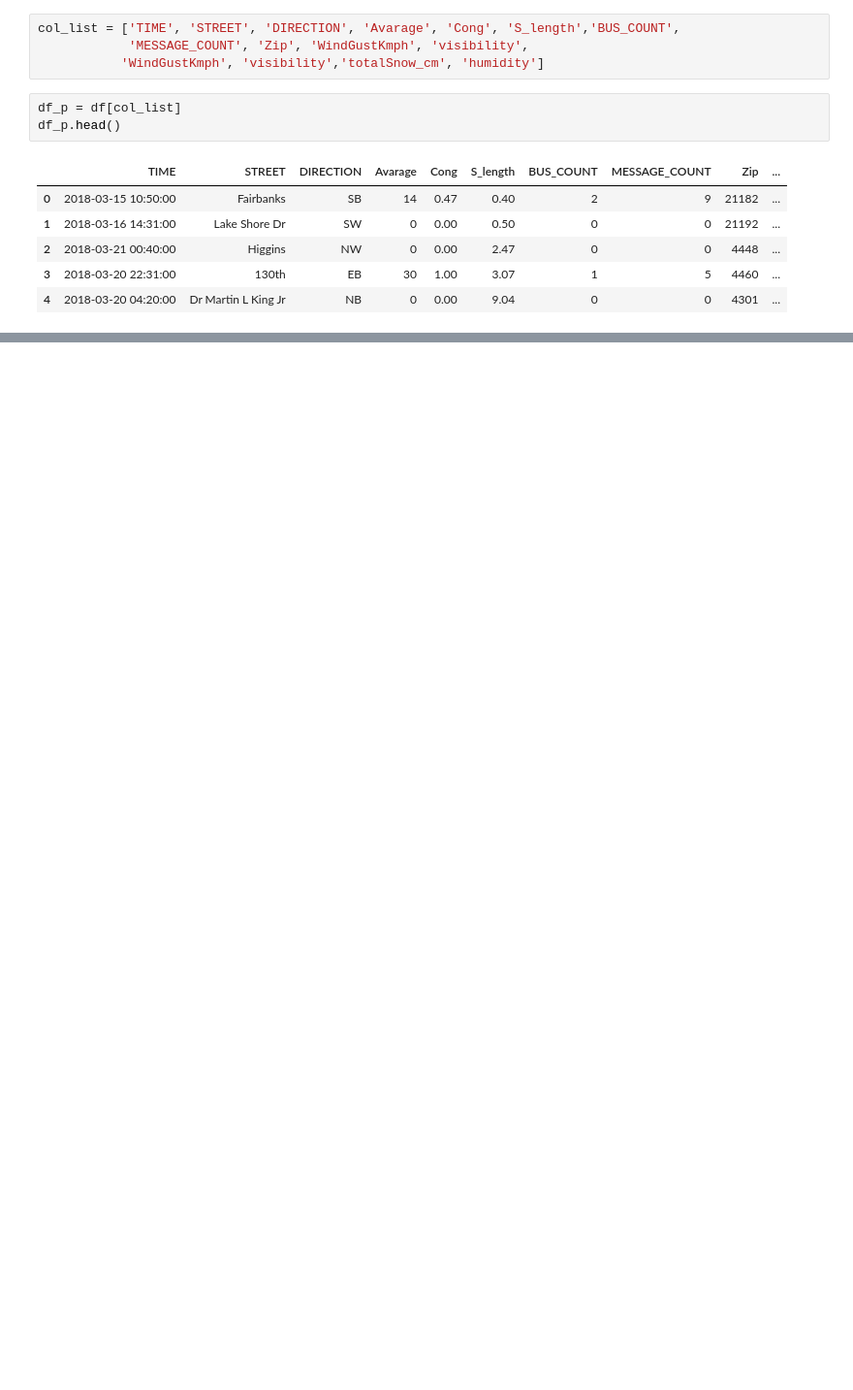
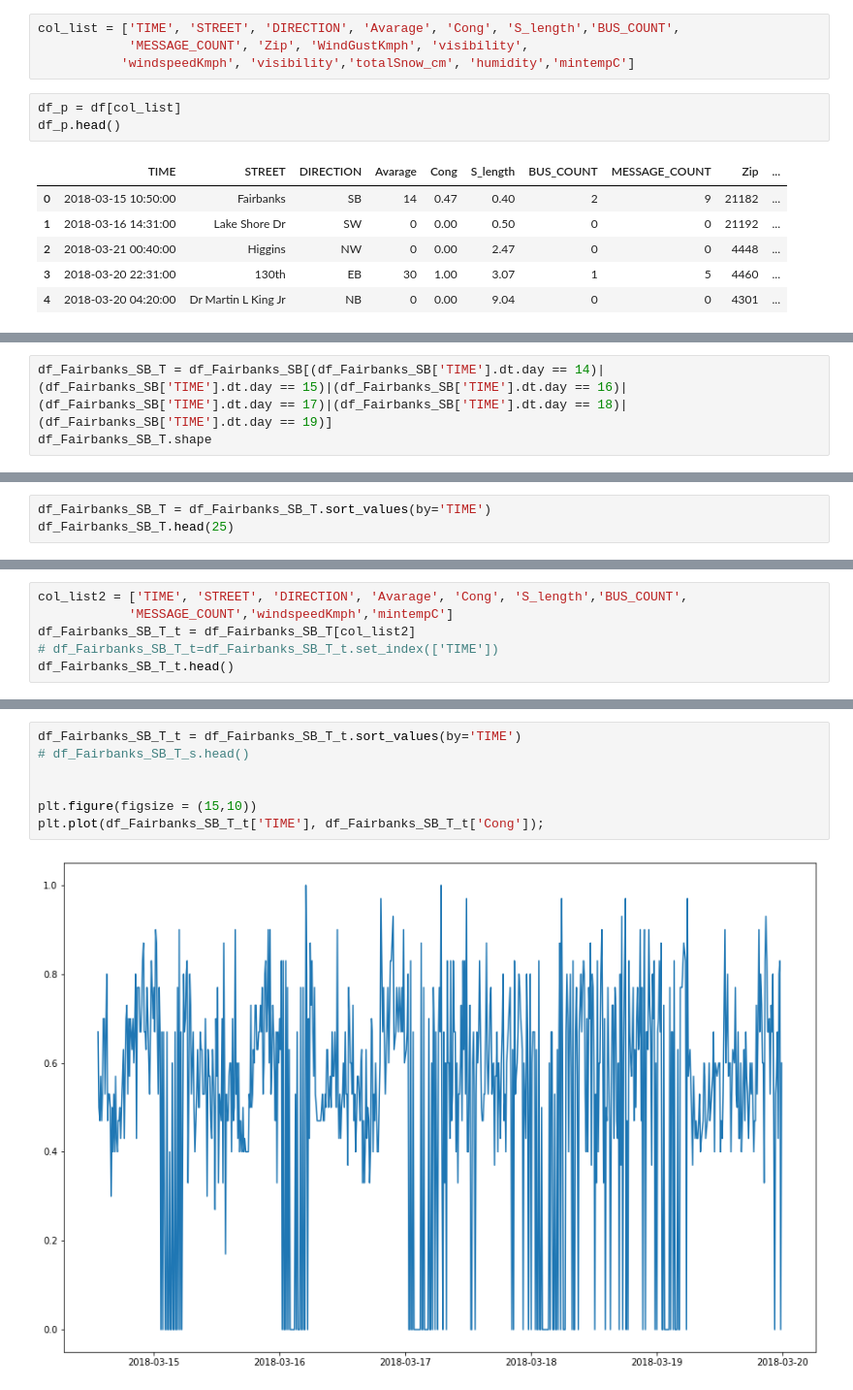
Before and after one commit to mostofa-ahsan/Chicago-Timeseries_Transportation, a Jupyter notebook: TimeSeries_DataProcess.ipynb, the cells around one changed output, grey strips where cells are left out. Shown at 97% size. Saved outputs shown, nothing was run; the diff lists cells and outputs as text; blank space fills up the shorter version.

Commit message:
Train Test for single street

```diff
--- a/TimeSeries_DataProcess.ipynb
+++ b/TimeSeries_DataProcess.ipynb
@@ -39,7 +41,7 @@ Index(['TIME', 'STREET', 'DIRECTION', 'Avarage', 'Cong', 'S_length',
 # %%
 col_list = ['TIME', 'STREET', 'DIRECTION', 'Avarage', 'Cong', 'S_length','BUS_COUNT',
             'MESSAGE_COUNT', 'Zip', 'WindGustKmph', 'visibility',
-           'WindGustKmph', 'visibility','totalSnow_cm', 'humidity']
+           'windspeedKmph', 'visibility','totalSnow_cm', 'humidity','mintempC']
 # %%
 df_p = df[col_list]
 df_p.head()
@@ -66,0 +73,3 @@ df_Fairbanks_SB_day.shape
+# %%
+df_Fairbanks_SB_T = df_Fairbanks_SB[(df_Fairbanks_SB['TIME'].dt.day == 14)|(df_Fairbanks_SB['TIME'].dt.day == 15)|(df_Fairbanks_SB['TIME'].dt.day == 16)|(df_Fairbanks_SB['TIME'].dt.day == 17)|(df_Fairbanks_SB['TIME'].dt.day == 18)|(df_Fairbanks_SB['TIME'].dt.day == 19)]
+df_Fairbanks_SB_T.shape
@@ -66,0 +78,3 @@ df_Fairbanks_SB_day.shape
+# %%
+df_Fairbanks_SB_T = df_Fairbanks_SB_T.sort_values(by='TIME')
+df_Fairbanks_SB_T.head(25)
@@ -66,0 +99,6 @@ df_Fairbanks_SB_day.shape
+# %%
+col_list2 = ['TIME', 'STREET', 'DIRECTION', 'Avarage', 'Cong', 'S_length','BUS_COUNT',
+            'MESSAGE_COUNT','windspeedKmph','mintempC']
+df_Fairbanks_SB_T_t = df_Fairbanks_SB_T[col_list2]
+# df_Fairbanks_SB_T_t=df_Fairbanks_SB_T_t.set_index(['TIME'])
+df_Fairbanks_SB_T_t.head()
@@ -66,0 +125,9 @@ df_Fairbanks_SB_day.shape
+# %%
+df_Fairbanks_SB_T_t = df_Fairbanks_SB_T_t.sort_values(by='TIME')
+# df_Fairbanks_SB_T_s.head()
+
+
+plt.figure(figsize = (15,10))
+plt.plot(df_Fairbanks_SB_T_t['TIME'], df_Fairbanks_SB_T_t['Cong']);
+# %% [output]
+[figure, added]
```
Also changed, not shown: parts of 35 cells of this notebook.
